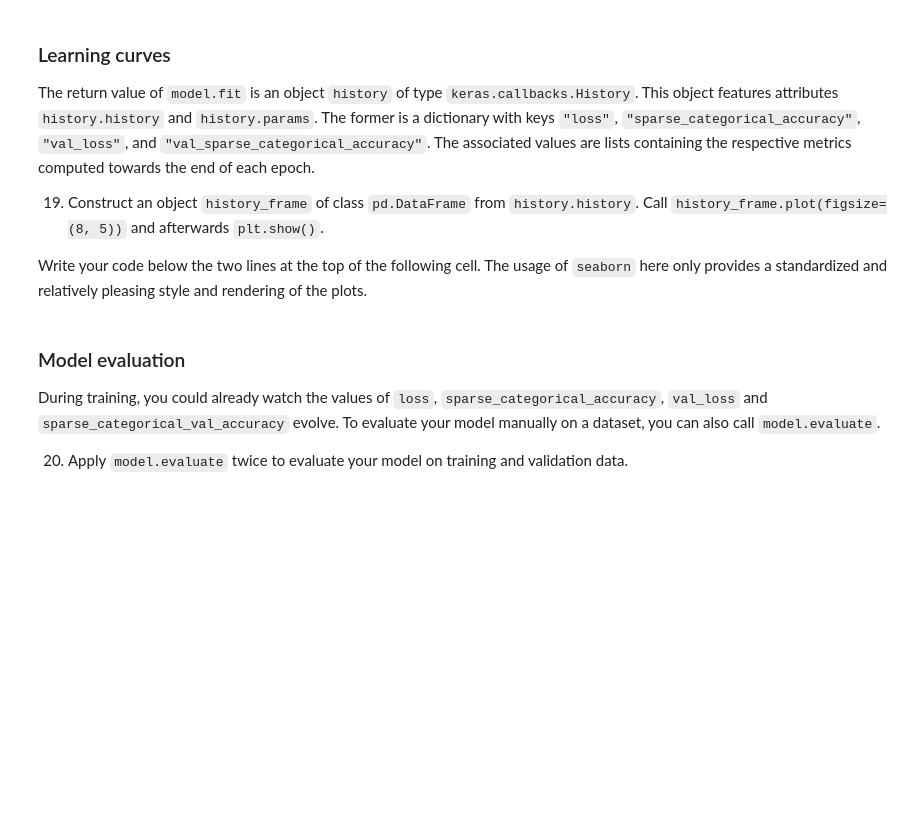
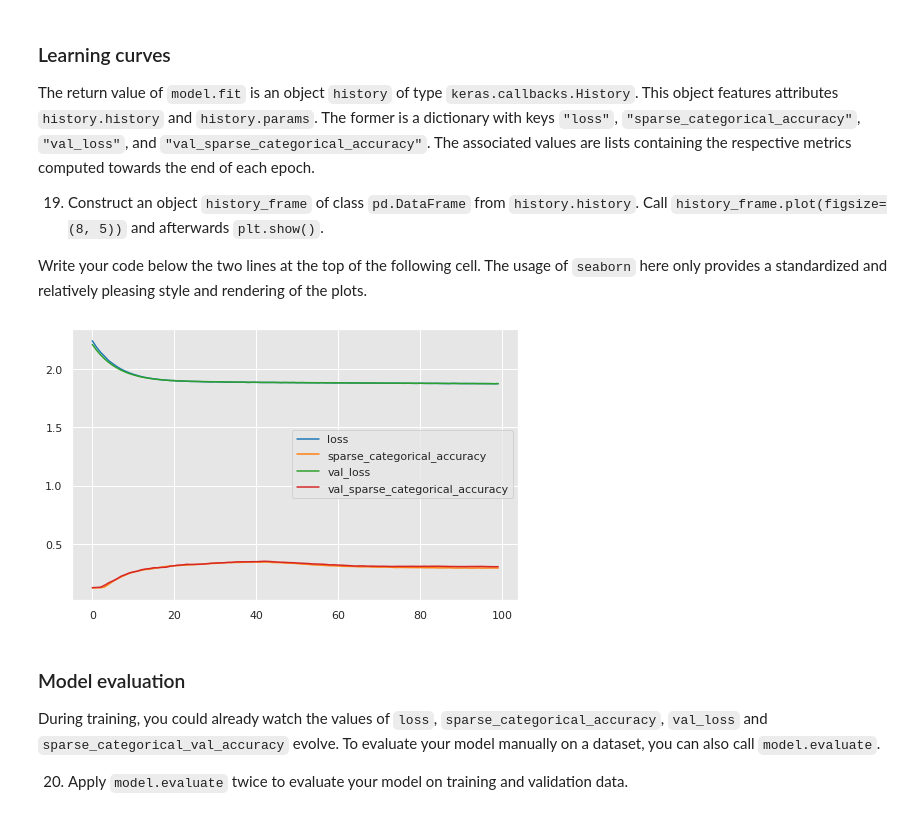
Before and after one commit to ak06645/Project_1, a Jupyter notebook: project_1.ipynb, the cells around one changed output. Cells and saved outputs as stored; diff of their text form; code cells hidden in the pictures; blank space fills up the shorter version.

```diff
--- a/project_1.ipynb
+++ b/project_1.ipynb
@@ -268,8 +268,9 @@ epochs = 100 # hint: you need this here
 model.compile(loss=keras.losses.sparse_categorical_crossentropy,
               optimizer=keras.optimizers.Adam(learning_rate=keras.optimizers.schedules.PolynomialDecay(
                   initial_learning_rate=1e-4,
-                  decay_steps=epochs,
-                  end_learning_rate=1e-8)),
+                  decay_steps=1e-2/epochs,
+                  end_learning_rate=1e-8,
+                  power=1.0)),
               metrics=keras.metrics.sparse_categorical_accuracy
               )
 # %% [markdown]
@@ -318,8 +319,13 @@ Write your code below the two lines at the top of the following cell. The usage
 # %%
 sns.set_style('darkgrid', {'axes.facecolor': '.9'})
 sns.set_context('notebook')
 
 # your code
+history_frame = pd.DataFrame(history.history)
+history_frame.plot(figsize=(8, 5))
+plt.show()
+# %% [output]
+[figure, added]
 # %% [markdown]
 ### Model evaluation
 
```
Also changed, not shown: parts of 5 cells of this notebook.
